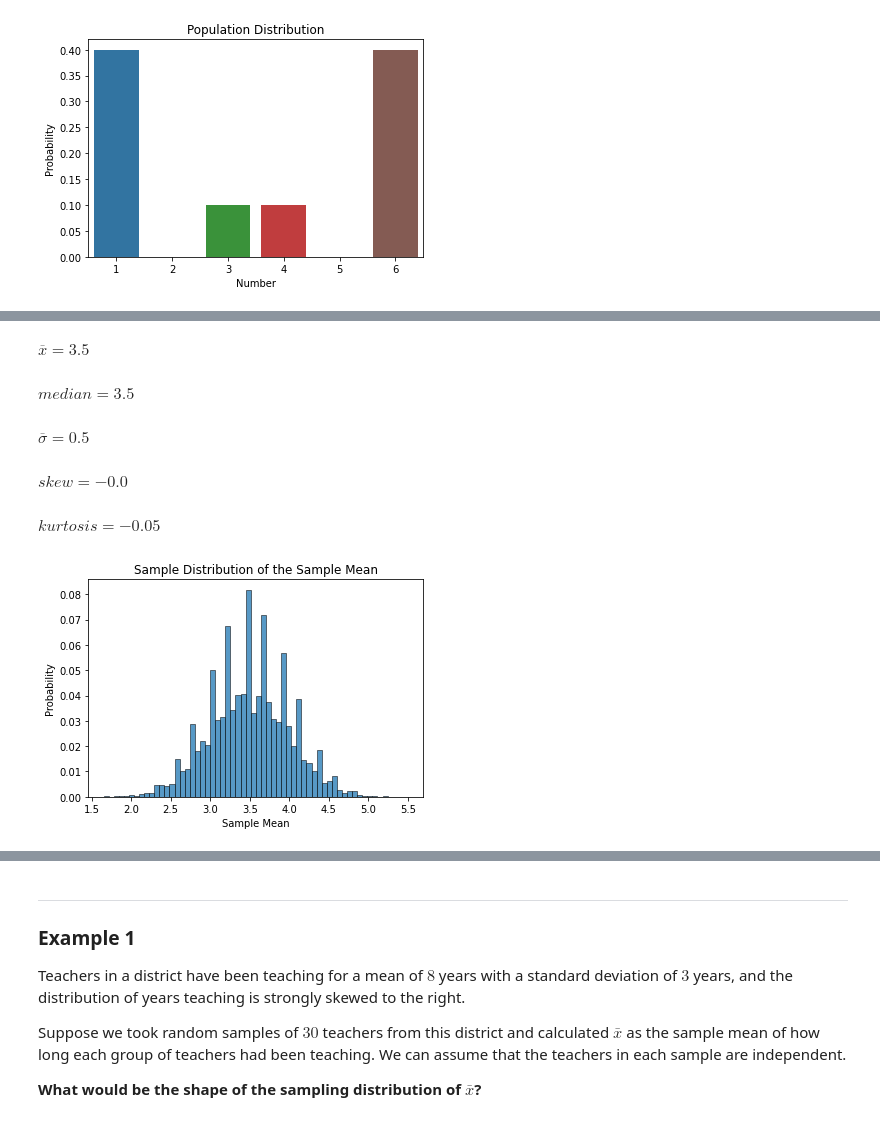
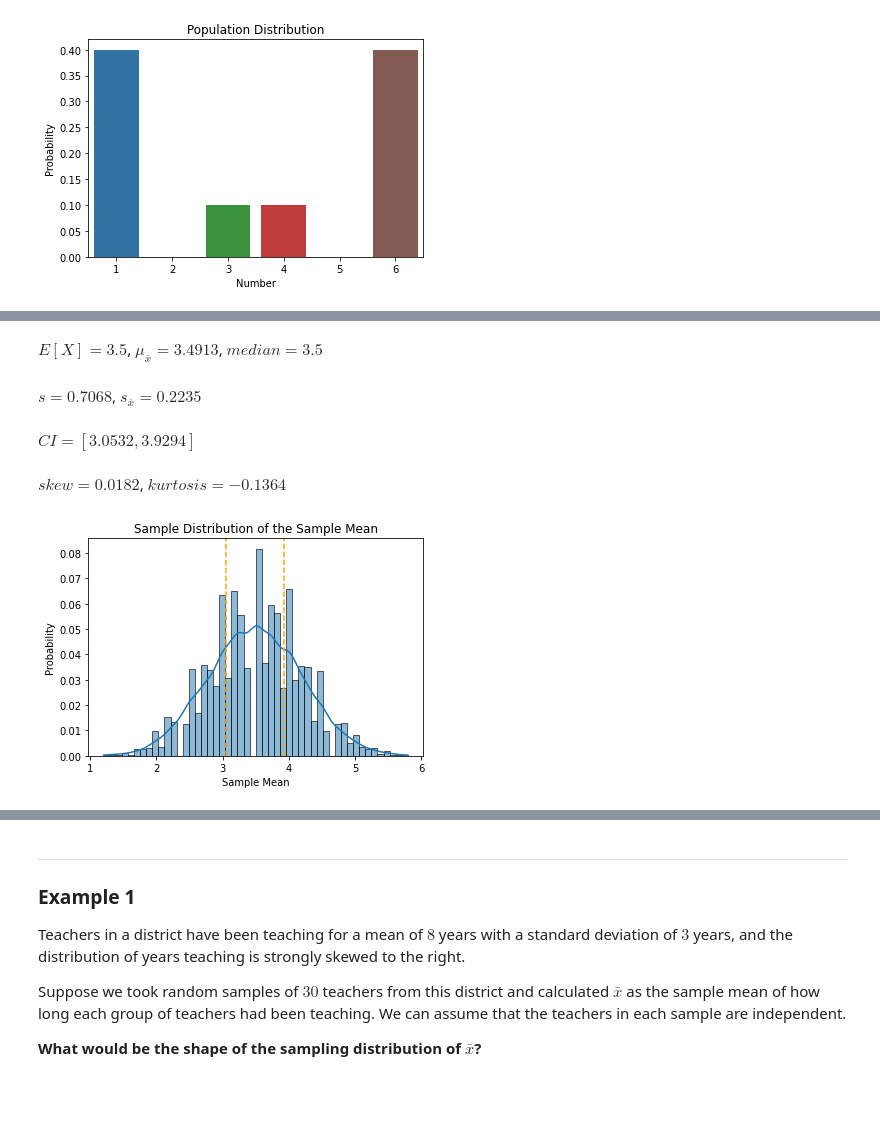
Before and after one commit to ZacksAmber/-probability-and-statistics, a Jupyter notebook: smapling_distributions.ipynb, the cells around one changed output, grey strips where cells are left out. Cells and saved outputs as stored; diff of their text form; code cells hidden in the pictures; blank space fills up the shorter version.

```diff
--- a/smapling_distributions.ipynb
+++ b/smapling_distributions.ipynb
@@ -298,7 +298,7 @@ print(n * (1 - p) >= 10)
 True
 True
 # %%
-SE = bernoulli.std(p) / np.sqrt(n)
+SE = st.bernoulli.std(p) / np.sqrt(n)
 
 display(Latex("$\displaystyle \mu_{\hat p} = $" + f"${p}$"))
 display(Latex("$\displaystyle \sigma_{\hat p} = $" + f"${round(SE, precision)}$"))
@@ -397,10 +434,9 @@ $kurtosis = -0.46$
 # %%
-# for n = 20
-histogram(X=X, n=20, P=P, n_trials=10000)
+# for n = 10
+histogram(X=X, n=10, P=P, n_trials=10000)
 # %% [output]
-$\overline x = 3.5$
+$E[X] = 3.5$, $\mu_{\overline x} = $$3.4913$, $median = 3.5$
-$median = 3.5$
+$s = 0.7068$, $s_{\overline x} = $$0.2235$
-$\overline \sigma = 0.5$
+$CI = [3.0532, 3.9294]$
-$skew = -0.0$
+$skew = 0.0182$, $kurtosis = -0.1364$
-$kurtosis = -0.05$
-[figure, old version]
+[figure, new version]
```
Also changed, not shown: parts of 15 cells of this notebook, 12 other files.
